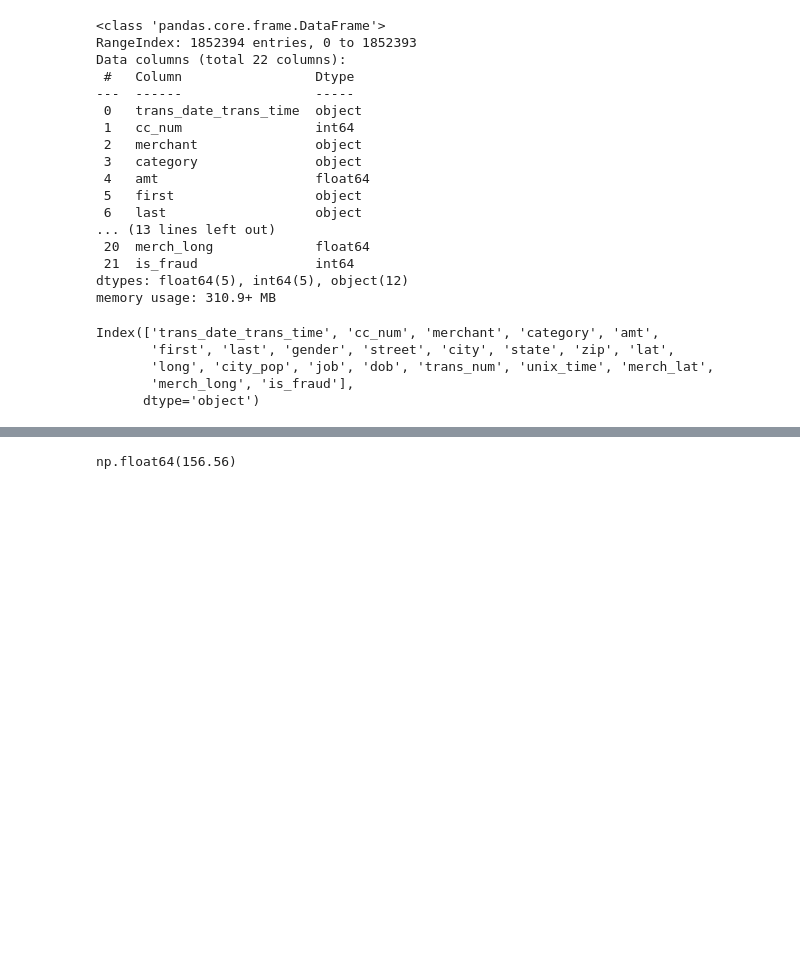
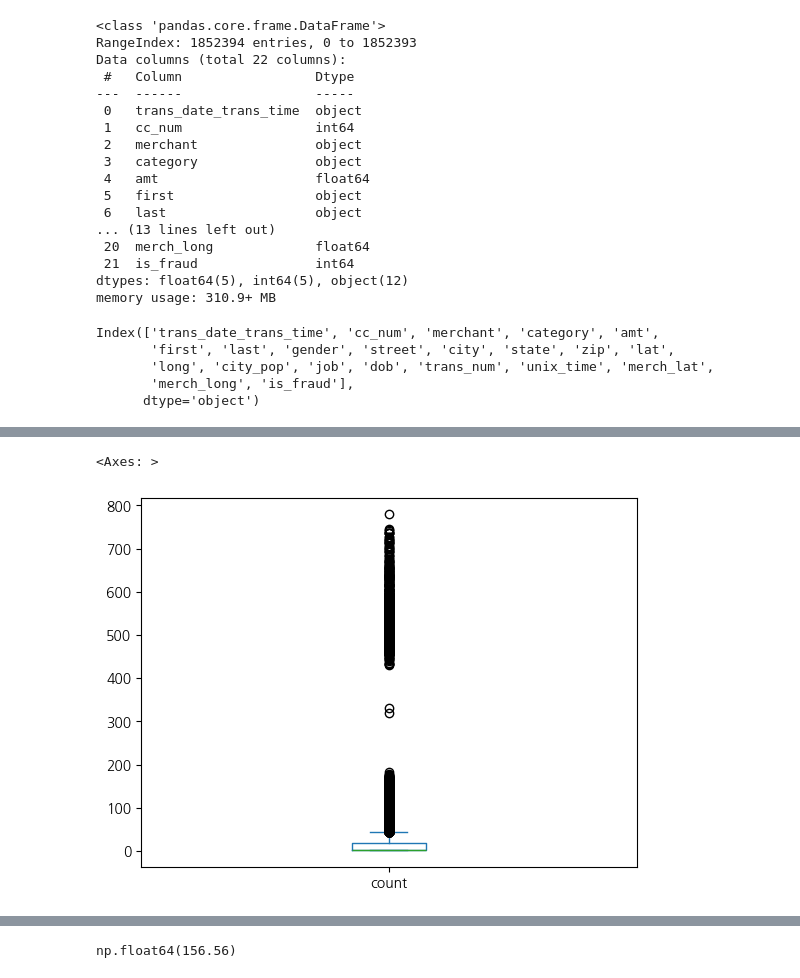
Before and after one commit to y25p/fintech_yeop, a Jupyter notebook: 05machine_learning/11지도학습_분류분석_신용카드사기탐지모델만들기.ipynb, the cells around one changed output, grey strips where cells are left out. Cells and saved outputs as stored; diff of their text form; code cells hidden in the pictures; blank space fills up the shorter version.

```diff
--- a/05machine_learning/11지도학습_분류분석_신용카드사기탐지모델만들기.ipynb
+++ b/05machine_learning/11지도학습_분류분석_신용카드사기탐지모델만들기.ipynb
@@ -67 +118,7 @@ dtype: int64
+# %%
+# 이상값
+data['amt'].value_counts().plot(kind='box')
+# %% [output]
+<Axes: >
+[figure, added]
 # %%
```
Also changed, not shown: parts of 17 cells of this notebook, 5 other files.
